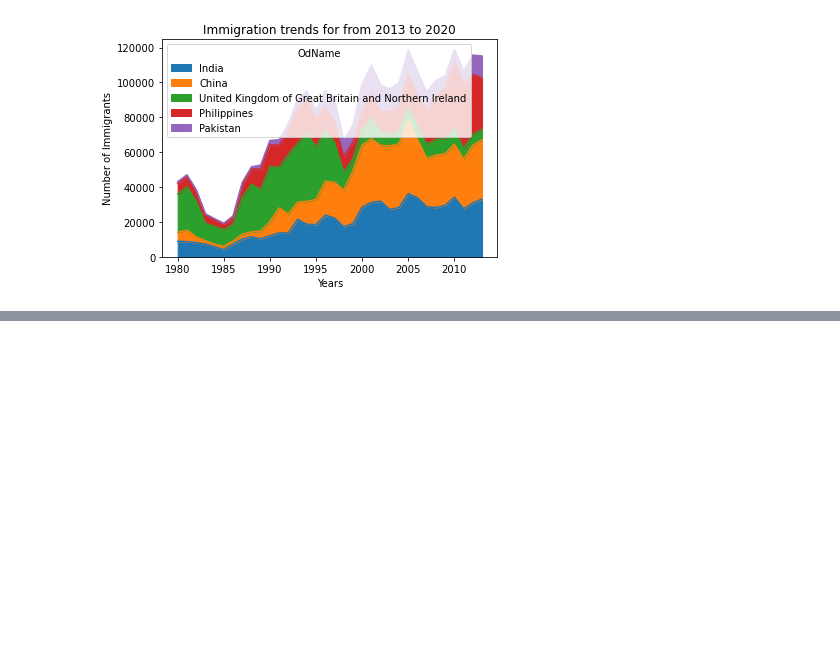
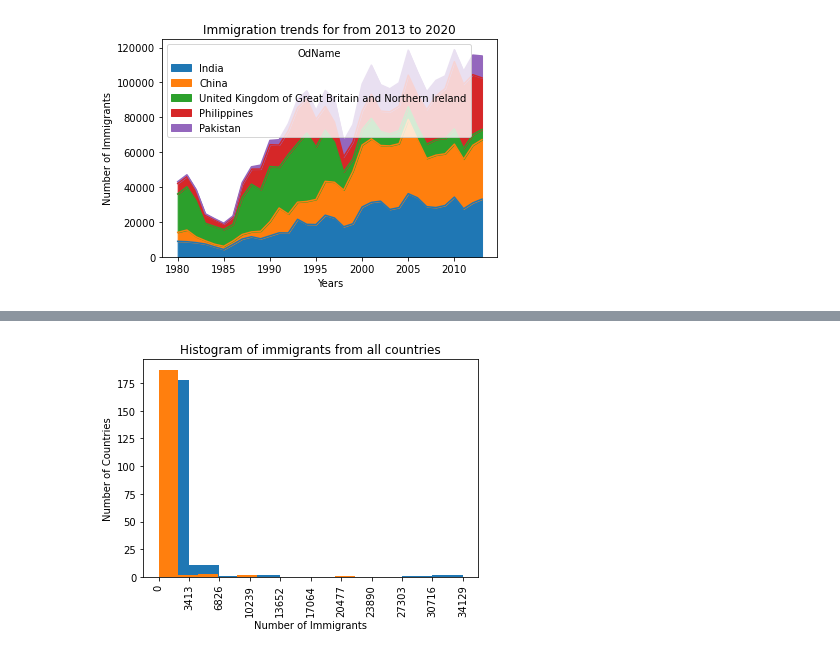
Before and after one commit to viththiananth/Data-Visualization-Using-Python_My-Pursuit, a Jupyter notebook: 2. Matplotlib_Data Visualization with Python_In Class.ipynb, the cells around one changed output, grey strips where cells are left out. Drawn from its saved outputs; the diff is of its cells as text; code cells hidden in the pictures; blank space fills up the shorter version.

```diff
--- a/2. Matplotlib_Data Visualization with Python_In Class.ipynb
+++ b/2. Matplotlib_Data Visualization with Python_In Class.ipynb
@@ -208,0 +224,3 @@ fig.savefig("My Figure")
+# %%
+Count, bin_edges = np.histogram(df_cumulative[2013])
+#numpy.histogram(a, bins=10, range = None, normed = None, weights = None, density = None), where a is a input data
@@ -208,0 +252,10 @@ fig.savefig("My Figure")
+# %%
+df_cumulative[2013].plot(kind = 'hist', xticks = bin_edges)
+df_cumulative[1980].plot(kind = 'hist', xticks = bin_edges)
+plt.title('Histogram of immigrants from all countries')
+plt.ylabel('Number of Countries')
+plt.xlabel('Number of Immigrants')
+plt.xticks(rotation = 'vertical')
+plt.show()
+# %% [output]
+[figure, added]
```
Also changed, not shown: parts of 26 cells of this notebook, 8 other files.
